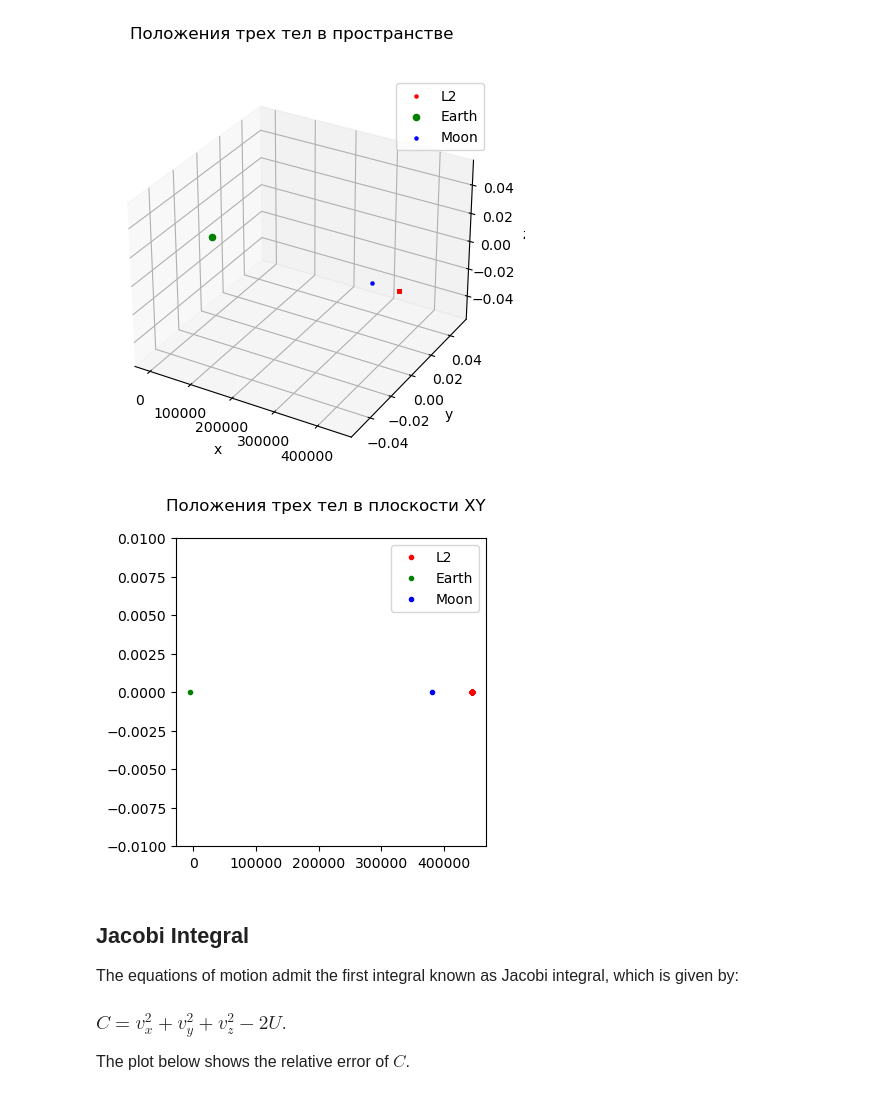
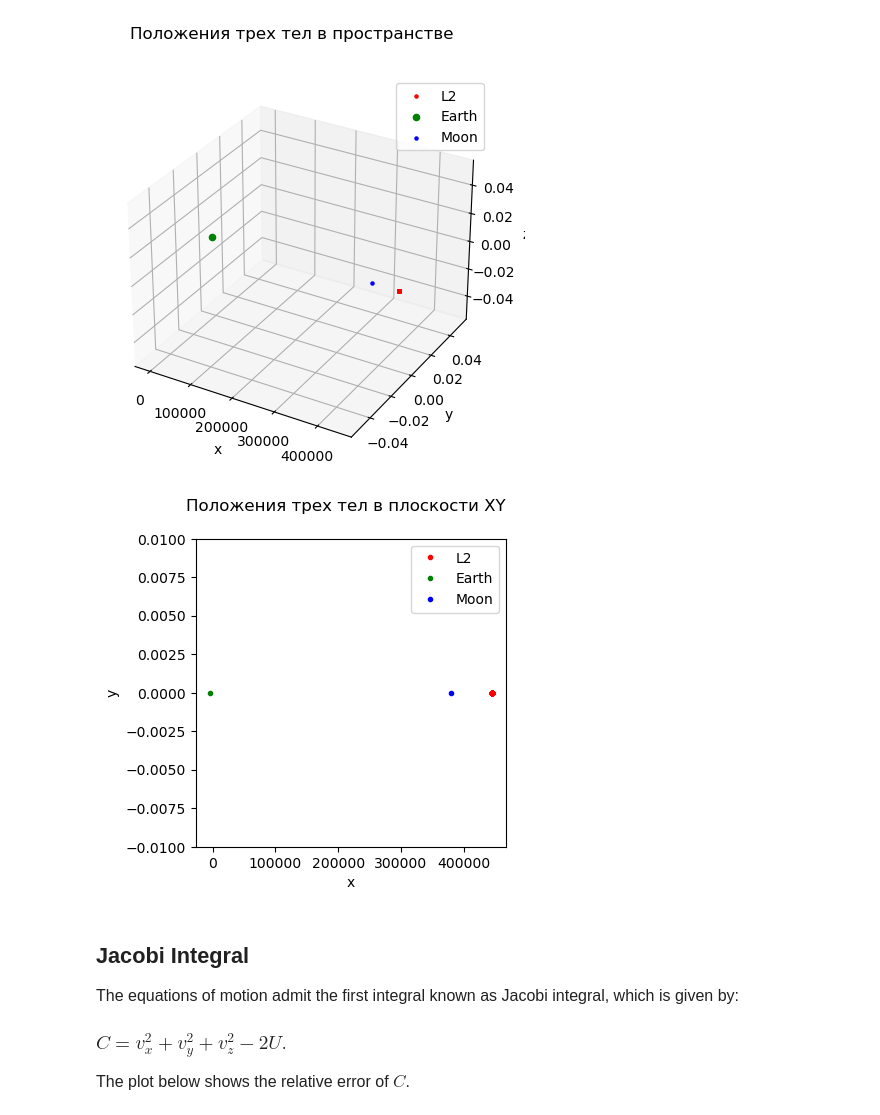
Before and after one commit to DPritykin/3BP, a Jupyter notebook: FindOrbit.ipynb, the cells around one changed output. Cells and saved outputs as stored; diff of their text form; code cells hidden in the pictures.

Commit message:
Updated plots

```diff
--- a/FindOrbit.ipynb
+++ b/FindOrbit.ipynb
@@ -95,20 +95,21 @@ ax.legend()
 plt.show()
 # %% [output]
 [figure]
-# %%
-plt.figure(figsize=(4, 4))
-x_e = -4671
-x_m = 379795
-plt.plot(r_sol[:,0]*384467, r_sol[:, 1], '.r', label = 'L2')
-plt.plot(x_e, 0, '.g', label = 'Earth')
-plt.plot(x_m, 0, '.b', label = 'Moon')
-plt.ylim([-0.01, 0.01])
-plt.suptitle('Положения трех тел в плоскости XY')
-plt.xlabel('Координата по')
-plt.legend()
-plt.show()
-# %% [output]
-[figure, removed]
+# %%
+plt.figure(figsize=(4, 4))
+x_e = -4671
+x_m = 379795
+plt.plot(r_sol[:,0]*384467, r_sol[:, 1], '.r', label = 'L2')
+plt.plot(x_e, 0, '.g', label = 'Earth')
+plt.plot(x_m, 0, '.b', label = 'Moon')
+plt.ylim([-0.01, 0.01])
+plt.suptitle('Положения трех тел в плоскости XY')
+plt.xlabel('x')
+plt.ylabel('y')
+plt.legend()
+plt.show()
+# %% [output]
+[figure, added]
 # %% [markdown]
 ## Jacobi Integral
 
```
